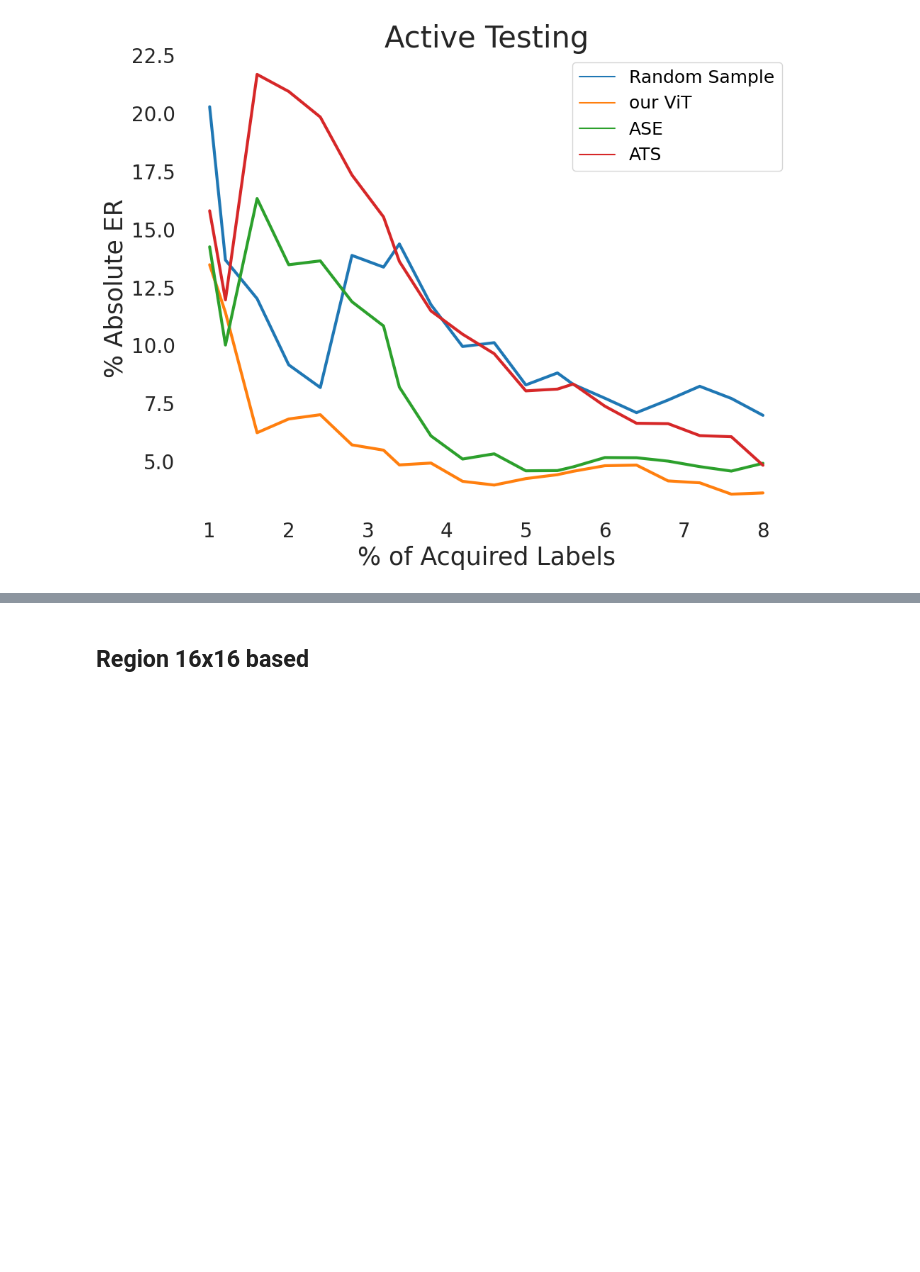
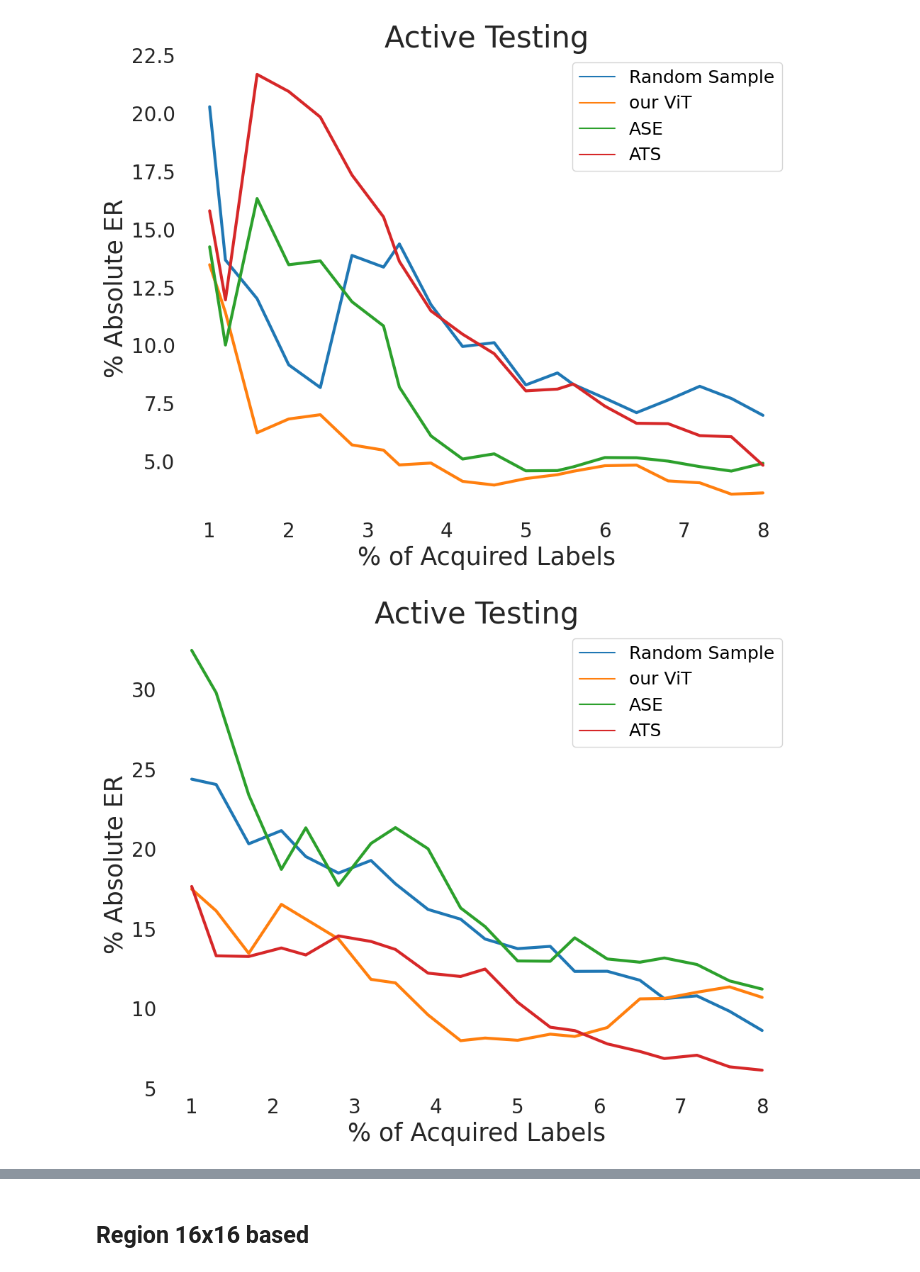
Before and after one commit to susanbao/pytorch-segmentation, a Jupyter notebook: active_testing_figure_all.ipynb, the cells around one changed output, grey strips where cells are left out. Saved outputs shown, nothing was run; the diff lists cells and outputs as text; code cells hidden in the pictures; blank space fills up the shorter version.

```diff
--- a/active_testing_figure_all.ipynb
+++ b/active_testing_figure_all.ipynb
@@ -96,7 +96,11 @@ def read_baseline_data(data_path):
 store_folder = "runs_3"
 method_dict = {"random sample": "Random Sample", "ViT all": "our ViT", "ASE image":"ASE", "AT image": "ATS"}
 def take_image_data_for_one_model_dataset(model_dataset, steps = 10000):
-    base_path = f"./pro_data/{model_dataset}/val/"
+    if model_dataset[-1] == "0":
+        model_origin_folder = model_dataset[:-3]
+    else:
+        model_origin_folder = model_dataset
+    base_path = f"./pro_data/{model_origin_folder}/val/"
     sample_size_threshold = np_read(base_path + "image_true_losses.npy").shape[0]
     result_json_path = f"./results/{store_folder}/{model_dataset}/image_based_active_testing/"
     true_loss_estimation_path = result_json_path + "None.json"
@@ -126,3 +130,11 @@ results = results.append(take_image_data_for_one_model_dataset("FCN_CITY", 10000
 plot_figure(results, "Image_CITY")
 # %% [output]
 [figure]
+# %%
+results = take_image_data_for_one_model_dataset("PSPNet_COCO", 5000)
+# results = results.append(take_image_data_for_one_model_dataset("UNet_VOC", 10000))
+results = results.append(take_image_data_for_one_model_dataset("SEGNet_COCO", 5000))
+results = results.append(take_image_data_for_one_model_dataset("FCN_COCO", 10000))
+plot_figure(results, "Image_COCO")
+# %% [output]
+[figure, added]
```
Also changed, not shown: parts of 9 cells of this notebook, 4 other files.
